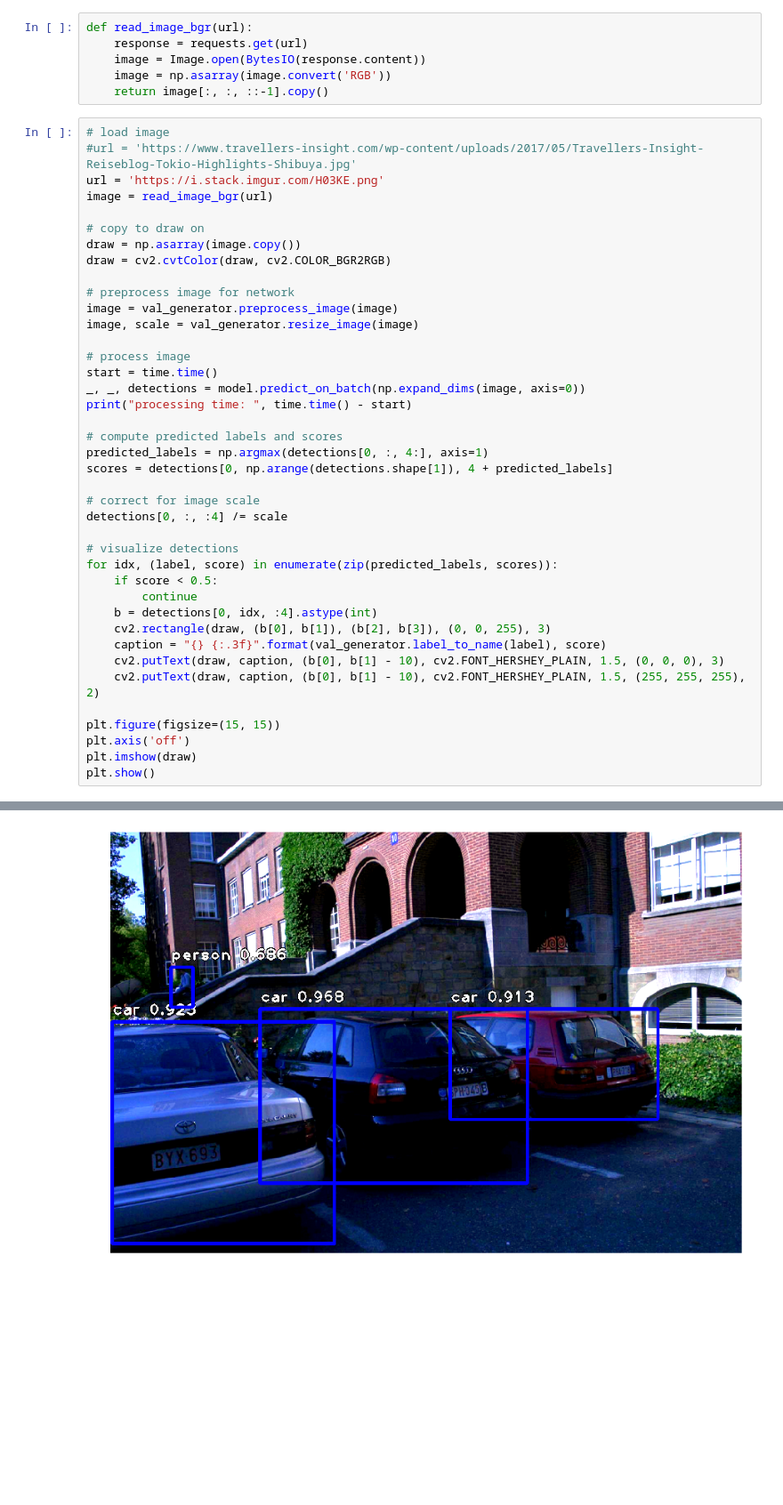
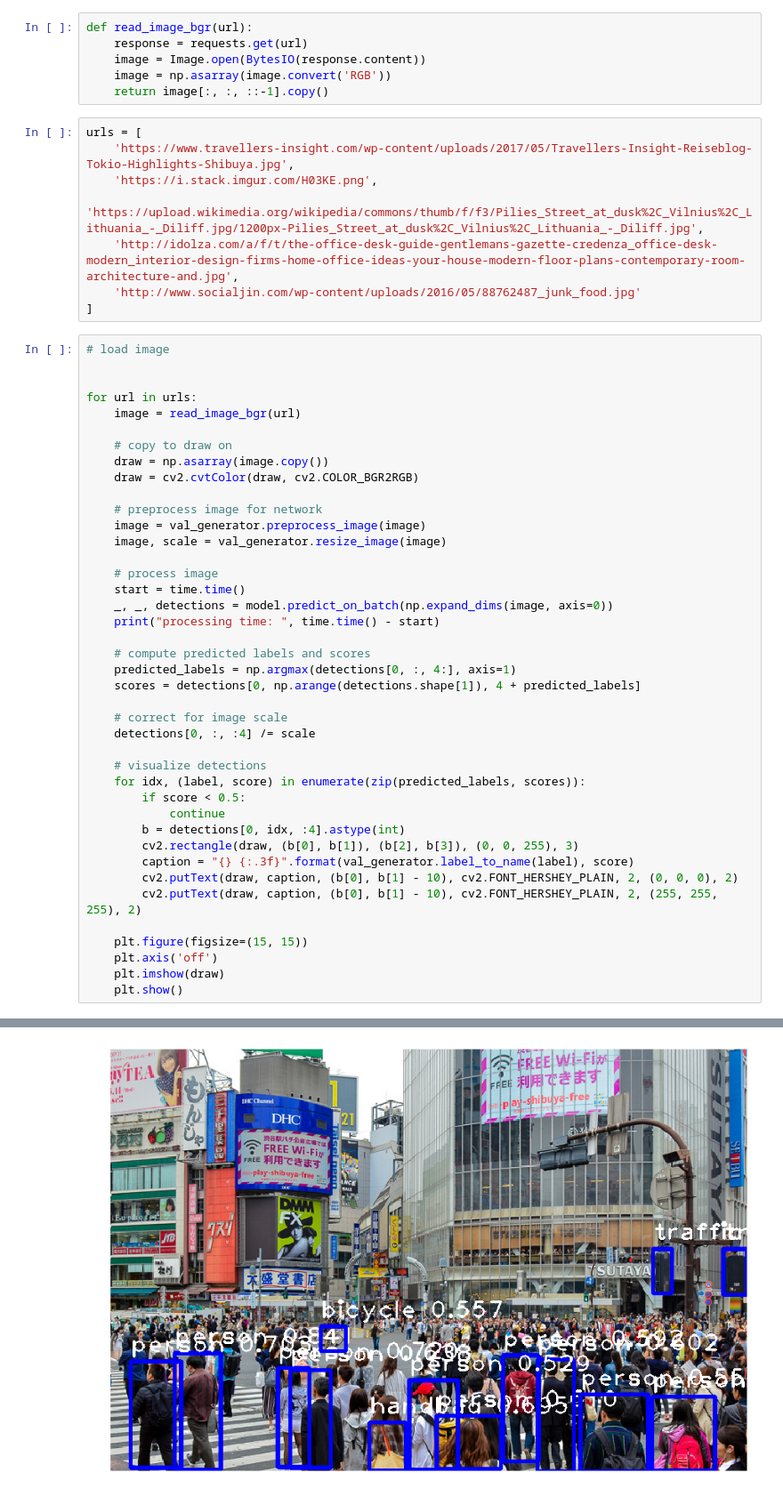
Before and after one commit to Xpitfire/keras-retinanet, a Jupyter notebook: ResNet50RetinaNet - COCO 2017.ipynb, the cells around one changed output, grey strips where cells are left out. Shown at 89% size. Cells and saved outputs as stored; diff of their text form; blank space fills up the shorter version.

Commit message:
Extended image urls

```diff
--- a/ResNet50RetinaNet - COCO 2017.ipynb
+++ b/ResNet50RetinaNet - COCO 2017.ipynb
@@ -133,44 +133,53 @@ def read_image_bgr(url):
     image = Image.open(BytesIO(response.content))
     image = np.asarray(image.convert('RGB'))
     return image[:, :, ::-1].copy()
+# %%
+urls = [
+    'https://www.travellers-insight.com/wp-content/uploads/2017/05/Travellers-Insight-Reiseblog-Tokio-Highlights-Shibuya.jpg',
+    'https://i.stack.imgur.com/H03KE.png',
+    'https://upload.wikimedia.org/wikipedia/commons/thumb/f/f3/Pilies_Street_at_dusk%2C_Vilnius%2C_Lithuania_-_Diliff.jpg/1200px-Pilies_Street_at_dusk%2C_Vilnius%2C_Lithuania_-_Diliff.jpg',
+    'http://idolza.com/a/f/t/the-office-desk-guide-gentlemans-gazette-credenza_office-desk-modern_interior-design-firms-home-office-ideas-your-house-modern-floor-plans-contemporary-room-architecture-and.jpg',
+    'http://www.socialjin.com/wp-content/uploads/2016/05/88762487_junk_food.jpg'
+]
 # %%
 # load image
-#url = 'https://www.travellers-insight.com/wp-content/uploads/2017/05/Travellers-Insight-Reiseblog-Tokio-Highlights-Shibuya.jpg'
-url = 'https://i.stack.imgur.com/H03KE.png'
-image = read_image_bgr(url)
 
-# copy to draw on
-draw = np.asarray(image.copy())
-draw = cv2.cvtColor(draw, cv2.COLOR_BGR2RGB)
 
-# preprocess image for network
-image = val_generator.preprocess_image(image)
-image, scale = val_generator.resize_image(image)
+for url in urls:
+    image = read_image_bgr(url)
 
-# process image
-start = time.time()
-_, _, detections = model.predict_on_batch(np.expand_dims(image, axis=0))
-print("processing time: ", time.time() - start)
+    # copy to draw on
+    draw = np.asarray(image.copy())
+    draw = cv2.cvtColor(draw, cv2.COLOR_BGR2RGB)
 
-# compute predicted labels and scores
-predicted_labels = np.argmax(detections[0, :, 4:], axis=1)
-scores = detections[0, np.arange(detections.shape[1]), 4 + predicted_labels]
+    # preprocess image for network
+    image = val_generator.preprocess_image(image)
+    image, scale = val_generator.resize_image(image)
 
-# correct for image scale
-detections[0, :, :4] /= scale
+    # process image
+    start = time.time()
+    _, _, detections = model.predict_on_batch(np.expand_dims(image, axis=0))
+    print("processing time: ", time.time() - start)
 
-# visualize detections
-for idx, (label, score) in enumerate(zip(predicted_labels, scores)):
-    if score < 0.5:
-        continue
-    b = detections[0, idx, :4].astype(int)
-    cv2.rectangle(draw, (b[0], b[1]), (b[2], b[3]), (0, 0, 255), 3)
-    caption = "{} {:.3f}".format(val_generator.label_to_name(label), score)
-    cv2.putText(draw, caption, (b[0], b[1] - 10), cv2.FONT_HERSHEY_PLAIN, 1.5, (0, 0, 0), 3)
-    cv2.putText(draw, caption, (b[0], b[1] - 10), cv2.FONT_HERSHEY_PLAIN, 1.5, (255, 255, 255), 2)
+    # compute predicted labels and scores
+    predicted_labels = np.argmax(detections[0, :, 4:], axis=1)
+    scores = detections[0, np.arange(detections.shape[1]), 4 + predicted_labels]
 
-plt.figure(figsize=(15, 15))
-plt.axis('off')
-plt.imshow(draw)
-plt.show()
+    # correct for image scale
+    detections[0, :, :4] /= scale
+
+    # visualize detections
+    for idx, (label, score) in enumerate(zip(predicted_labels, scores)):
+        if score < 0.5:
+            continue
+        b = detections[0, idx, :4].astype(int)
+        cv2.rectangle(draw, (b[0], b[1]), (b[2], b[3]), (0, 0, 255), 3)
+        caption = "{} {:.3f}".format(val_generator.label_to_name(label), score)
+        cv2.putText(draw, caption, (b[0], b[1] - 10), cv2.FONT_HERSHEY_PLAIN, 2, (0, 0, 0), 2)
+        cv2.putText(draw, caption, (b[0], b[1] - 10), cv2.FONT_HERSHEY_PLAIN, 2, (255, 255, 255), 2)
+
+    plt.figure(figsize=(15, 15))
+    plt.axis('off')
+    plt.imshow(draw)
+    plt.show()
 # %% [output]
@@ -178 +187 @@ processing time:  0.15624642372131348
-[figure, old version]
+[figure, new version]
```
Also changed, not shown: parts of 1 cell of this notebook.
